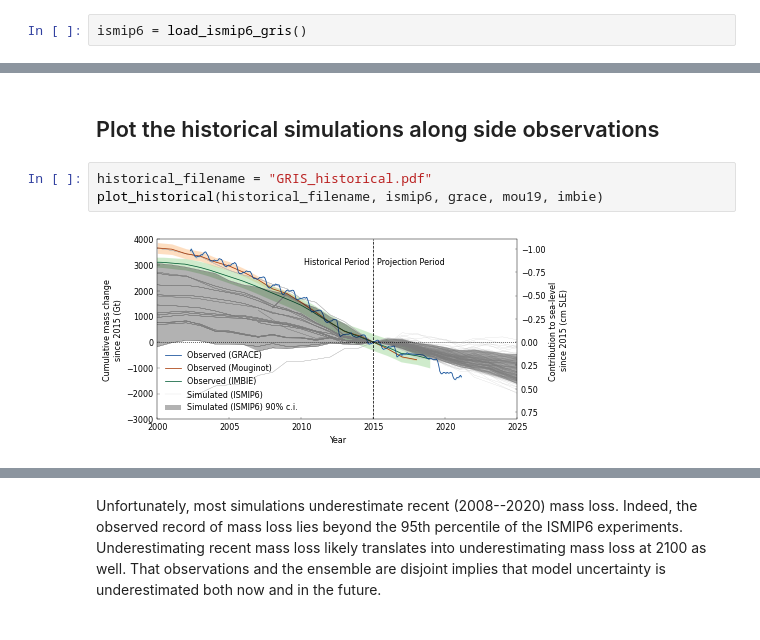
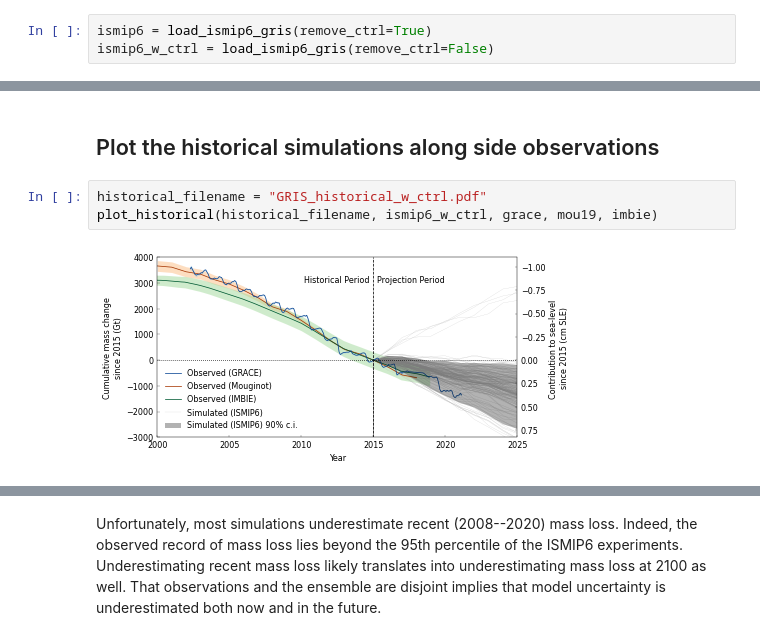
Before and after one commit to aaschwanden/ismip6-ipcc, a Jupyter notebook: analyze_slr_predictions.ipynb, the cells around one changed output, grey strips where cells are left out. Drawn from its saved outputs; the diff is of its cells as text.

```diff
--- a/analyze_slr_predictions.ipynb
+++ b/analyze_slr_predictions.ipynb
@@ -86,7 +86,8 @@ def set_size(w, h, ax=None):
 # %% [markdown]
 ## Load ISMIP6 Greenland projections
 # %%
-ismip6 = load_ismip6_gris()
+ismip6 = load_ismip6_gris(remove_ctrl=True)
+ismip6_w_ctrl = load_ismip6_gris(remove_ctrl=False)
 # %% [markdown]
 ## ISMIP6 in numbers
 # %%
@@ -232,7 +233,7 @@ def plot_historical(out_filename, df, grace, mou19, imbie):
 # %% [markdown]
 ## Plot the historical simulations along side observations
 # %%
-historical_filename = "GRIS_historical.pdf"
-plot_historical(historical_filename, ismip6, grace, mou19, imbie)
+historical_filename = "GRIS_historical_w_ctrl.pdf"
+plot_historical(historical_filename, ismip6_w_ctrl, grace, mou19, imbie)
 # %% [output]
-[figure, old version]
+[figure, new version]
```
Also changed, not shown: parts of 2 cells of this notebook, 3 other files.
